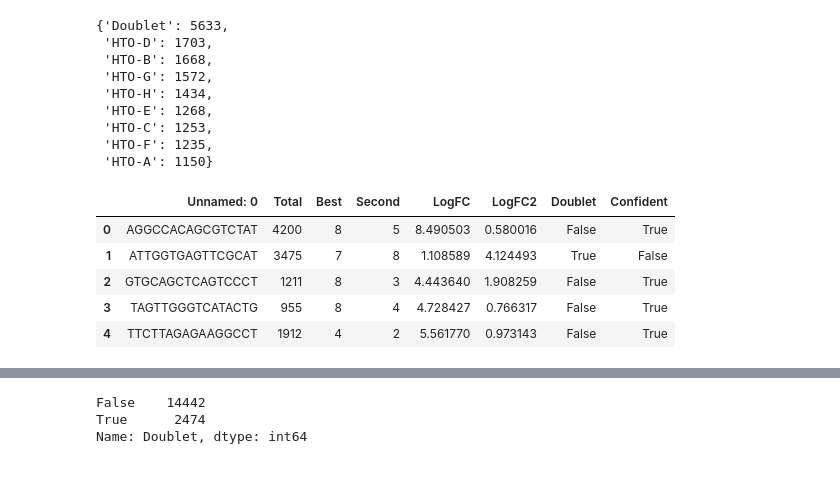
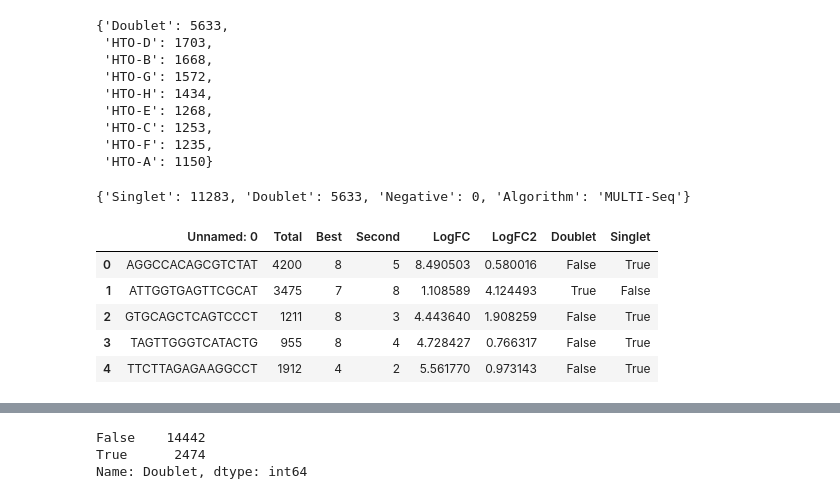
Before and after one commit to mari-ga/htoDemux-pipeline, a Jupyter notebook: Python/Results Visualisation.ipynb, the cells around one changed output, grey strips where cells are left out. Drawn from its saved outputs; the diff is of its cells as text; code cells hidden in the pictures.

```diff
--- a/Python/Results Visualisation.ipynb
+++ b/Python/Results Visualisation.ipynb
@@ -87,11 +119,16 @@ multiseq_dict['Doublet'] = multiseq_res_dict['Doublet']
 multiseq_dict['Negative'] = 0
 # %%
 multiseq_dict['Algorithm'] = "MULTI-Seq"
+# %%
+multiseq_dict
+# %% [output]
+{'Singlet': 11283, 'Doublet': 5633, 'Negative': 0, 'Algorithm': 'MULTI-Seq'}
 # %%
 hashed_drops = pd.read_csv('/Users/mylenemarianagonzalesandre/Development/Bachelor-Thesis/demultiplex-pipeline/results/HD_results.csv')
+hashed_drops=hashed_drops.rename(columns = {'Confident':'Singlet'})
 hashed_drops.head()
 # %% [output]
-|  | Unnamed: 0 | Total | Best | Second | LogFC | LogFC2 | Doublet | Confident |
+|  | Unnamed: 0 | Total | Best | Second | LogFC | LogFC2 | Doublet | Singlet |
 | 0 | AGGCCACAGCGTCTAT | 4200 | 8 | 5 | 8.490503 | 0.580016 | False | True |
 | 1 | ATTGGTGAGTTCGCAT | 3475 | 7 | 8 | 1.108589 | 4.124493 | True | False |
 | 2 | GTGCAGCTCAGTCCCT | 1211 | 8 | 3 | 4.443640 | 1.908259 | False | True |
```
Also changed, not shown: parts of 12 cells of this notebook, 22 other files.
